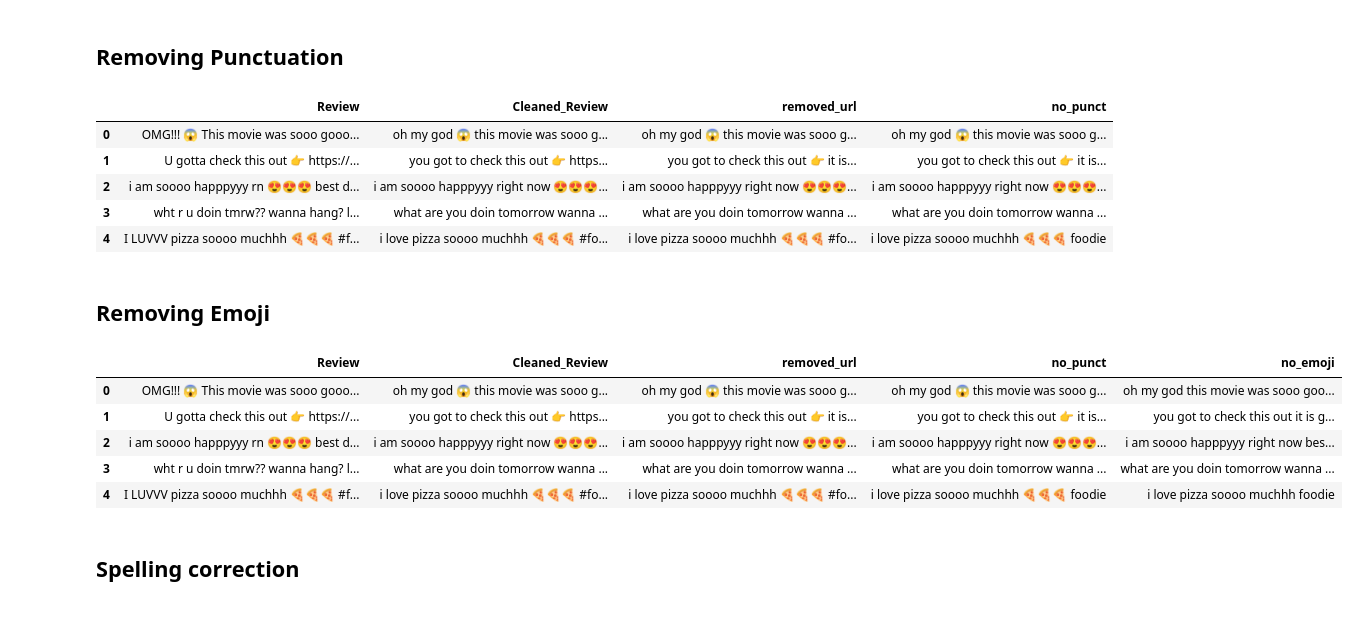
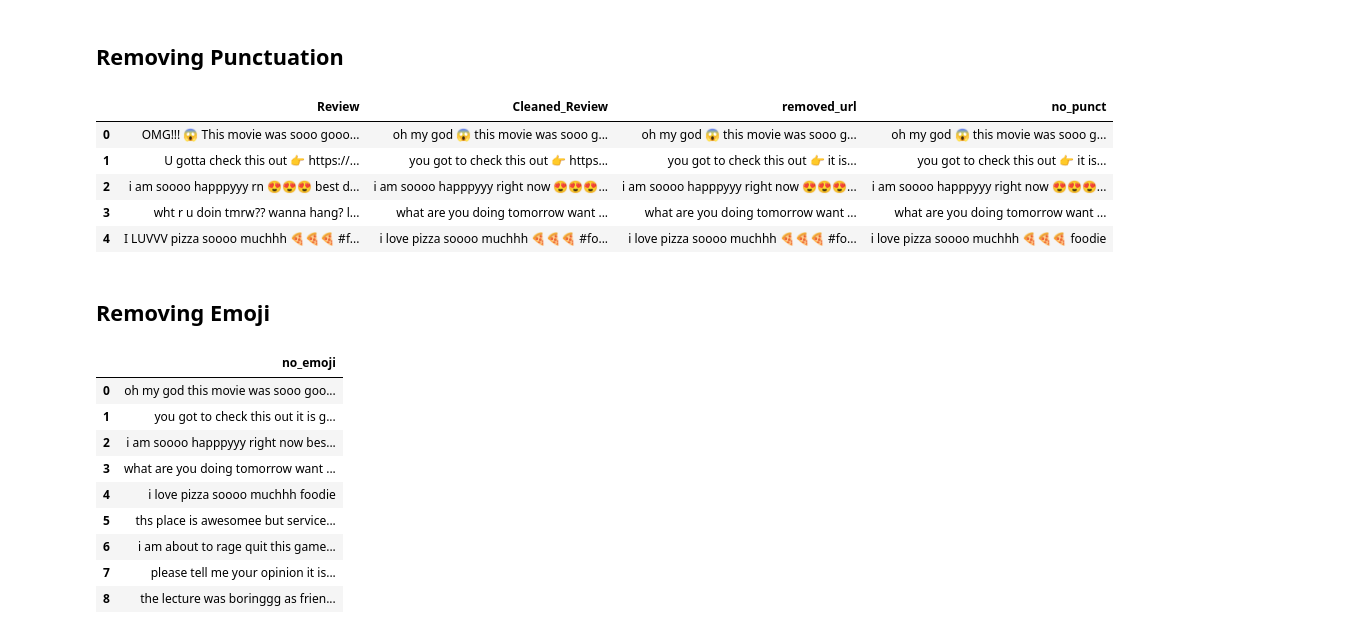
Before and after one commit to seli33/Infromation-Retrieval, a Jupyter notebook: textprepro.ipynb, the cells around one changed output. Drawn from its saved outputs; the diff is of its cells as text; code cells hidden in the pictures.

```diff
--- a/textprepro.ipynb
+++ b/textprepro.ipynb
@@ -7,11 +7,11 @@ data = [
     "i am soooo happpyyy rn 😍😍😍 best day everrrrr!!!!!",
     "wht r u doin tmrw?? wanna hang? lol 😂",
     "I LUVVV pizza soooo muchhh 🍕🍕🍕 #foodie",
-    "Ths place is aweeesomee but srvce cud b bttr...",
+    "Ths place is awesomee but srvce cud be bttr...",
     "IMMA bout to rage quit dis game 😤😤😤 y'all it's broken af",
     "plz tell me ur opinion... it's vry imp 2 me 🙏🙏",
-    "the lecture was boooooringgg af 😪😪😪 couldn't even listen!",
-    "Y r ppl still using IE?? bruh... chrome > everything 😒😒"
+    "the lecture was boringgg af 😪😪😪 couldn't even listen!",
+
 ]
 
 df = pd.DataFrame(data, columns=["Review"])
@@ -45,28 +44,34 @@ short_forms = {
     "u": "you",
     "r": "are",
     "ur": "your",
+    "2":"to",
+    "imp":"important",
+    "doin":"doing",
     "tmrw": "tomorrow",
     "plz": "please",
     "cud": "could",
     "bttr": "better",
+    "cant":"cannot",
     "luv": "love",
     "luvvv": "love",
     "gr8": "great",
     "rn": "right now",
-    "imma": "i am going to",
+    "imma": "i am ",
+    "bout":"about",
     "y'all": "you all",
     "af": "as friend",  #
     "wht": "what",
     "srvce": "service",
     "dis": "this",
     "vry": "very",
+    "couldnt":"could not",
     "opinion...": "opinion",  # punctuation cleanup may be separate
     "bruh": "brother",  # or slang term for "dude"
     "lol": "laughing out loud",
     "it's": "it is",  # contraction (optional in some cleanups)
-    "y": "why",
     "ppl": "people",
      "gotta": "got to",
+     "wanna":"want to",
     "hang?": "hang",  # punctuation cleanup again
 }
 
@@ -150,7 +155,7 @@ df.head()
 | 0 | OMG!!! 😱 This movie was sooo gooo... | oh my god 😱 this movie was sooo g... | oh my god 😱 this movie was sooo g... | oh my god 😱 this movie was sooo g... |
 | 1 | U gotta check this out 👉 https://... | you got to check this out 👉 https... | you got to check this out 👉 it is... | you got to check this out 👉 it is... |
 | 2 | i am soooo happpyyy rn 😍😍😍 best d... | i am soooo happpyyy right now 😍😍😍... | i am soooo happpyyy right now 😍😍😍... | i am soooo happpyyy right now 😍😍😍... |
-| 3 | wht r u doin tmrw?? wanna hang? l... | what are you doin tomorrow wanna ... | what are you doin tomorrow wanna ... | what are you doin tomorrow wanna ... |
+| 3 | wht r u doin tmrw?? wanna hang? l... | what are you doing tomorrow want ... | what are you doing tomorrow want ... | what are you doing tomorrow want ... |
 | 4 | I LUVVV pizza soooo muchhh 🍕🍕🍕 #f... | i love pizza soooo muchhh 🍕🍕🍕 #fo... | i love pizza soooo muchhh 🍕🍕🍕 #fo... | i love pizza soooo muchhh 🍕🍕🍕 foodie |
 # %% [markdown]
 ## Removing Emoji
@@ -176,13 +181,15 @@ def remove_emojis(text):
 
 df['no_emoji'] = df['no_punct'].apply(remove_emojis)
 # %%
-df.head()
+df[['no_emoji']]
 # %% [output]
-|  | Review | Cleaned_Review | removed_url | no_punct | no_emoji |
-| 0 | OMG!!! 😱 This movie was sooo gooo... | oh my god 😱 this movie was sooo g... | oh my god 😱 this movie was sooo g... | oh my god 😱 this movie was sooo g... | oh my god this movie was sooo goo... |
-| 1 | U gotta check this out 👉 https://... | you got to check this out 👉 https... | you got to check this out 👉 it is... | you got to check this out 👉 it is... | you got to check this out it is g... |
-| 2 | i am soooo happpyyy rn 😍😍😍 best d... | i am soooo happpyyy right now 😍😍😍... | i am soooo happpyyy right now 😍😍😍... | i am soooo happpyyy right now 😍😍😍... | i am soooo happpyyy right now bes... |
-| 3 | wht r u doin tmrw?? wanna hang? l... | what are you doin tomorrow wanna ... | what are you doin tomorrow wanna ... | what are you doin tomorrow wanna ... | what are you doin tomorrow wanna ... |
-| 4 | I LUVVV pizza soooo muchhh 🍕🍕🍕 #f... | i love pizza soooo muchhh 🍕🍕🍕 #fo... | i love pizza soooo muchhh 🍕🍕🍕 #fo... | i love pizza soooo muchhh 🍕🍕🍕 foodie | i love pizza soooo muchhh foodie |
+|  | no_emoji |
+| 0 | oh my god this movie was sooo goo... |
+| 1 | you got to check this out it is g... |
+| 2 | i am soooo happpyyy right now bes... |
+| 3 | what are you doing tomorrow want ... |
+| 4 | i love pizza soooo muchhh foodie |
+| 5 | ths place is awesomee but service... |
+| 6 | i am about to rage quit this game... |
+| 7 | please tell me your opinion it is... |
+| 8 | the lecture was boringgg as frien... |
-# %% [markdown]
-## Spelling correction
```
Also changed, not shown: parts of 17 cells of this notebook.
